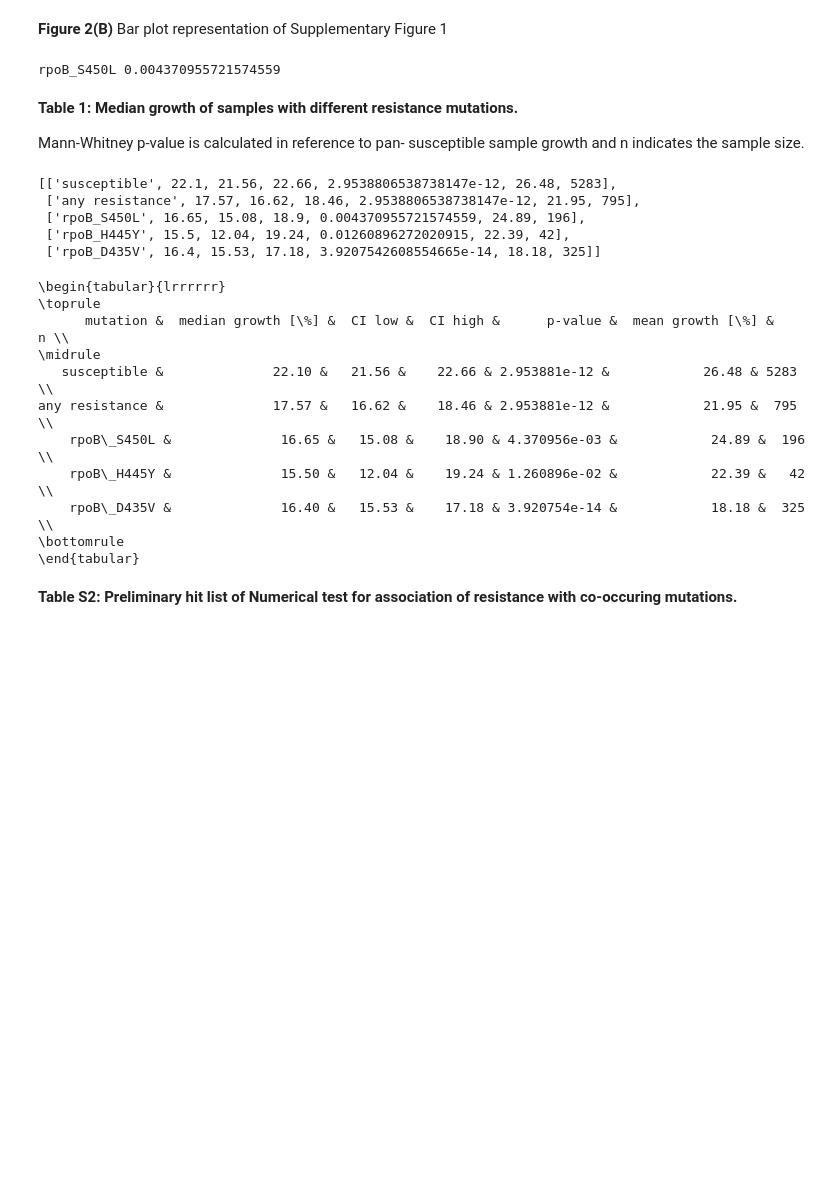
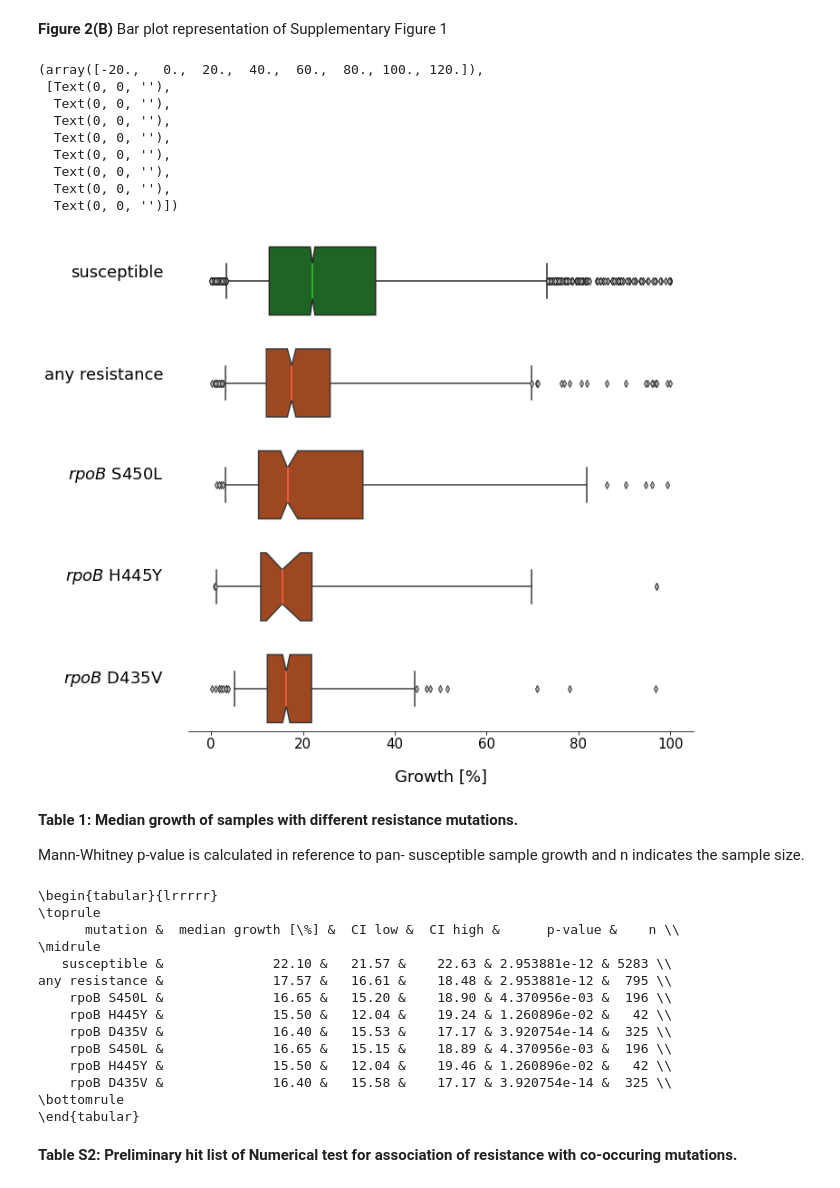
Before and after one commit to fowler-lab/tb-rnap-compensation, a Jupyter notebook: Recreate_figures_paper.ipynb, the cells around one changed output. Saved outputs shown, nothing was run; the diff lists cells and outputs as text; code cells hidden in the pictures; blank space fills up the shorter version.

```diff
--- a/Recreate_figures_paper.ipynb
+++ b/Recreate_figures_paper.ipynb
@@ -324,7 +269,7 @@ ax_box2.set_ylabel ('any resistance', fontsize = 18, labelpad = 20, rotation=0,
 axes = [ax_box3, ax_box4, ax_box5]
 i=0
 
-for res in res_gene_mutations:
+for res in tqdm(res_gene_mutations):
 
     #query for samples with resistance and only synonymous other mutations
     spec_res = MUTATIONS[(MUTATIONS.GENE_MUTATION == res) & (MUTATIONS.UNIQUEID.isin(only_query))].UNIQUEID
@@ -339,7 +284,6 @@ for res in res_gene_mutations:
 
     #calculate p-value
     stat, p = mannwhitneyu(resistant, susceptible)
-    print(res, p)
 
     #plot growth distributions below p-value cut-off
     if p < (0.05):
@@ -348,60 +292,65 @@ for res in res_gene_mutations:
         i = i+1
 
         res_boot = my_bootstrap(resistant)
         sns.boxplot(resistant, ax = ax, color = colors[1], medianprops={"color": "tomato"},
                     usermedians = [res_boot[0]], conf_intervals = [res_boot[1]], **box_args)
 
         ax.set_ylabel ('$\it{rpoB}$' + ' ' + res[5:], fontsize = 18, labelpad = 20,
                        rotation=0, horizontalalignment='right')
 
         #save p-value and median + CIs
-        stats.append([res, res_boot[0], res_boot[1][0], res_boot[1][1],
+        stats.append([res[0:4] + ' ' + res[5:], res_boot[0], res_boot[1][0], res_boot[1][1],
                       p, round(numpy.mean(resistant), 2), len(resistant)])
 
 #Despine plots
 
 axes = [ax_box1, ax_box2, ax_box3, ax_box4, ax_box5]
 
 for ax in axes:
     sns.despine(ax = ax, top = True, right=True, left = True, bottom = True, offset = False, trim = False)
     ax.tick_params(left=False, bottom=False)
     ax.set(yticklabels=[])
     ax.set(xlabel='')
 
 #Respine bottom plot
 
 sns.despine(ax = ax_box5, top = True, right=True, left = True, bottom = False, offset = False, trim = False)
 ax_box5.tick_params(left = False, bottom = True)
 
 plt.xlabel("Growth [%]", size = 18, labelpad = 20)
 plt.xticks(fontsize = 15)
 # %% [output]
-rpoB_S450L 0.004370955721574559
+(array([-20.,   0.,  20.,  40.,  60.,  80., 100., 120.]),
+ [Text(0, 0, ''),
+  Text(0, 0, ''),
+  Text(0, 0, ''),
+  Text(0, 0, ''),
+  Text(0, 0, ''),
+  Text(0, 0, ''),
+  Text(0, 0, ''),
+  Text(0, 0, '')])
+[figure, added]
 # %% [markdown]
 **Table 1: Median growth of samples with different resistance mutations.**
 
 Mann-Whitney p-value is calculated in reference to pan- susceptible sample growth and n indicates the sample size.
-# %%
-stats
-# %% [output]
-[['susceptible', 22.1, 21.56, 22.66, 2.9538806538738147e-12, 26.48, 5283],
- ['any resistance', 17.57, 16.62, 18.46, 2.9538806538738147e-12, 21.95, 795],
- ['rpoB_S450L', 16.65, 15.08, 18.9, 0.004370955721574559, 24.89, 196],
- ['rpoB_H445Y', 15.5, 12.04, 19.24, 0.01260896272020915, 22.39, 42],
- ['rpoB_D435V', 16.4, 15.53, 17.18, 3.9207542608554665e-14, 18.18, 325]]
 # %%
 table = pandas.DataFrame(stats, columns = ['mutation','median growth [%]', 'CI low', 'CI high', 'p-value', 'mean growth [%]', 'n'], index = None)
+table = table.drop(['mean growth [%]'], axis = 1)
 print(table.to_latex(index = False))
 # %% [output]
-\begin{tabular}{lrrrrrr}
+\begin{tabular}{lrrrrr}
 \toprule
-      mutation &  median growth [\%] &  CI low &  CI high &      p-value &  mean growth [\%] &    n \\
+      mutation &  median growth [\%] &  CI low &  CI high &      p-value &    n \\
 \midrule
-   susceptible &              22.10 &   21.56 &    22.66 & 2.953881e-12 &            26.48 & 5283 \\
-any resistance &              17.57 &   16.62 &    18.46 & 2.953881e-12 &            21.95 &  795 \\
-    rpoB\_S450L &              16.65 &   15.08 &    18.90 & 4.370956e-03 &            24.89 &  196 \\
-    rpoB\_H445Y &              15.50 &   12.04 &    19.24 & 1.260896e-02 &            22.39 &   42 \\
-    rpoB\_D435V &              16.40 &   15.53 &    17.18 & 3.920754e-14 &            18.18 &  325 \\
+   susceptible &              22.10 &   21.57 &    22.63 & 2.953881e-12 & 5283 \\
+any resistance &              17.57 &   16.61 &    18.48 & 2.953881e-12 &  795 \\
+    rpoB S450L &              16.65 &   15.20 &    18.90 & 4.370956e-03 &  196 \\
+    rpoB H445Y &              15.50 &   12.04 &    19.24 & 1.260896e-02 &   42 \\
+    rpoB D435V &              16.40 &   15.53 &    17.17 & 3.920754e-14 &  325 \\
+    rpoB S450L &              16.65 &   15.15 &    18.89 & 4.370956e-03 &  196 \\
+    rpoB H445Y &              15.50 &   12.04 &    19.46 & 1.260896e-02 &   42 \\
+    rpoB D435V &              16.40 &   15.58 &    17.17 & 3.920754e-14 &  325 \\
 \bottomrule
 \end{tabular}
 # %% [markdown]
```
Also changed, not shown: parts of 19 cells of this notebook.
